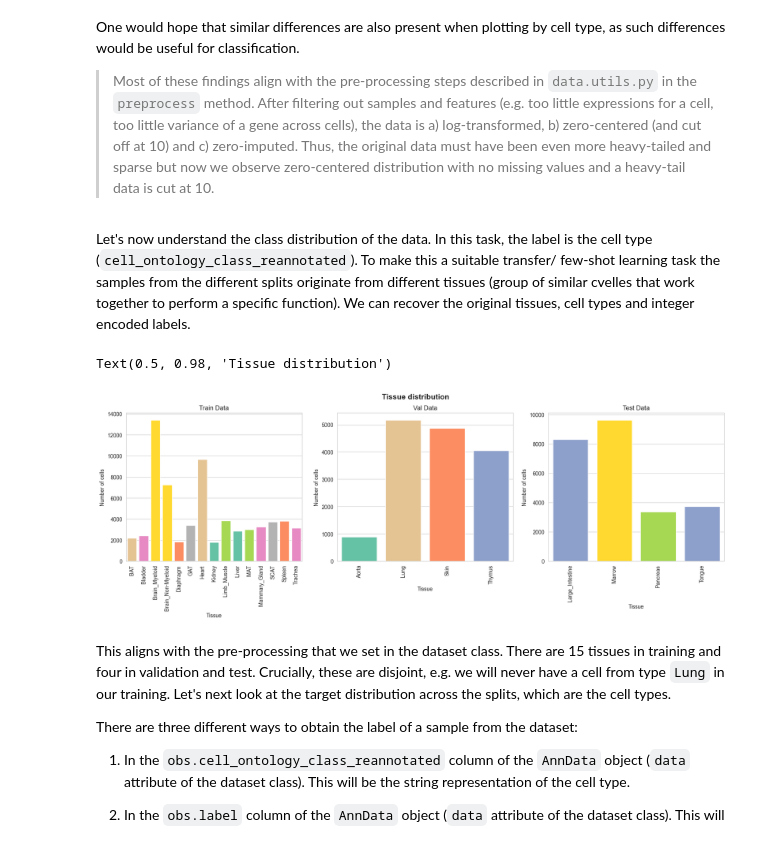
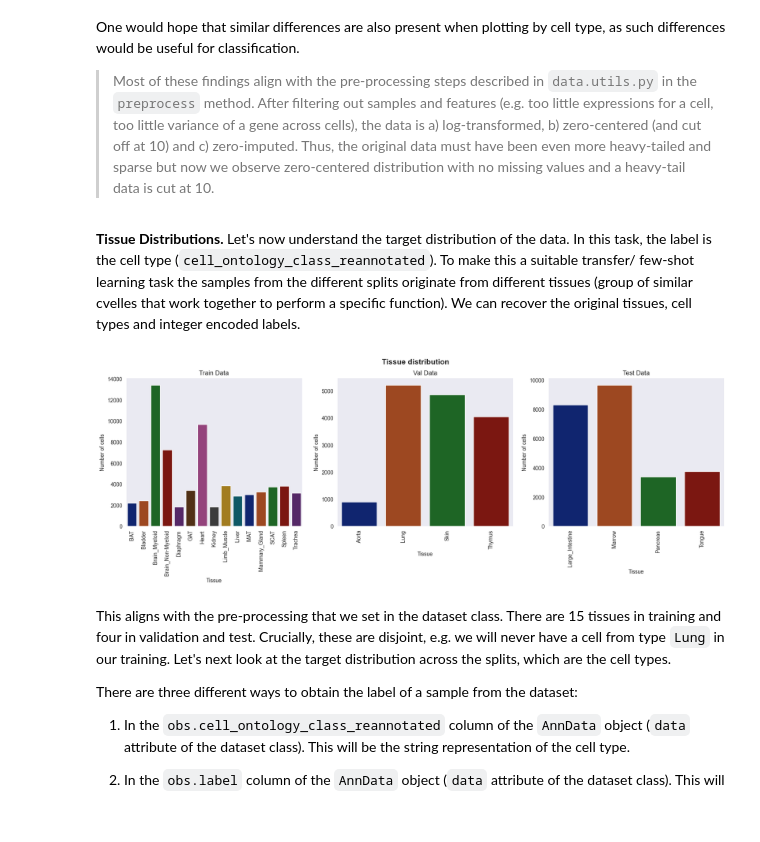
Before and after one commit to mikasenghaas/few-shot-benchmark, a Jupyter notebook: notebooks/eda.ipynb, the cells around one changed output. Drawn from its saved outputs; the diff is of its cells as text; code cells hidden in the pictures.

```diff
--- a/notebooks/eda.ipynb
+++ b/notebooks/eda.ipynb
@@ -38,7 +40,9 @@ import torch
 sys.path.append("..")
 
 # Set styles
-sns.set_style("whitegrid")
+sns.set_style("dark")
+colorstyle = "RdBu"
+sns.set_palette(colorstyle)
 # %% [markdown]
 ## Base Classes
 
@@ -195,5 +332,5 @@ Nice, let's take a look at the data and plot some general dataset statistics.
 # %%
-# Load all data splits
-train_data = TMSimpleDataset(**kwargs, mode="train")
-val_data = TMSimpleDataset(**kwargs, mode="val")
-test_data = TMSimpleDataset(**kwargs, mode="test")
+# Load all data splits (we will use this for the rest of the notebook)
+train_data = TMSimpleDataset(root="../data", batch_size=1, mode="train")
+val_data = TMSimpleDataset(root="../data", batch_size=1, mode="val")
+test_data = TMSimpleDataset(root="../data", batch_size=1, mode="test")
@@ -258,0 +430,9 @@ cell id as index and the gene names as columns.
+# %%
+# Plot cooccurrence matrix of tissue and cell type
+fig, ax = plt.subplots(nrows=3, figsize=(20, 10))
+fig.suptitle("Tissue and Cell Type Cooccurrence", fontweight="bold")
+tissue_cell_type_cooccurrence(train_data, ax[0])
+tissue_cell_type_cooccurrence(val_data, ax[1])
+tissue_cell_type_cooccurrence(test_data, ax[2])
+
+fig.tight_layout()
@@ -353,14 +544,16 @@ for j in range(num_genes):
             color=["red", "green", "blue"][i],
         )
 
-        axs[i, 0].set_ylabel(f"{data.mode.capitalize()} Data", fontweight="bold")
+        axs[i, 0].set_ylabel(
+            f"{data.mode.capitalize()} Data", fontweight="bold")
 
     # Set x-axis limits
     for i in range(3):
         axs[i, j].set_xlim(min_val, max_val)
         axs[i, j].set_yscale("log")
 
-    axs[0, j].set_title(f"Gene {j} ({data.data.var.iloc[j].name})", fontweight="bold")
+    axs[0, j].set_title(
+        f"Gene {j} ({data.data.var.iloc[j].name})", fontweight="bold")
 
 
 fig.suptitle(
@@ -391,44 +584,31 @@ as such differences would be useful for classification.
 > more heavy-tailed and sparse but now we observe zero-centered distribution
 > with no missing values and a heavy-tail data is cut at 10.
 # %% [markdown]
-Let's now understand the class distribution of the data. In this task, the label
-is the cell type (`cell_ontology_class_reannotated`). To make this a suitable
-transfer/ few-shot learning task the samples from the different splits originate
-from different tissues (group of similar cvelles that work together to perform a
-specific function). We can recover the original tissues, cell types and integer
-encoded labels.
+**Tissue Distributions.** Let's now understand the target distribution of the
+data. In this task, the label is the cell type
+(`cell_ontology_class_reannotated`). To make this a suitable transfer/ few-shot
+learning task the samples from the different splits originate from different
+tissues (group of similar cvelles that work together to perform a specific
+function). We can recover the original tissues, cell types and integer encoded
+labels.
 # %%
 # Plot tissue distribution
 fig, axs = plt.subplots(ncols=3, figsize=(20, 5))
+fig.suptitle("Tissue distribution", fontsize=14, fontweight="bold")
 
-all_tissues = list(
-    set(train_data.data.obs.tissue.unique())
-    | set(val_data.data.obs.tissue.unique())
-    | set(test_data.data.obs.tissue.unique())
-)
-all_colors = sns.color_palette("Set2", n_colors=len(all_tissues))
-tissue2idx = {tissue: i for i, tissue in enumerate(all_tissues)}
 for ax, data in zip(axs, [train_data, val_data, test_data]):
     tissues = data.data.obs.tissue.value_counts()
-    ax = sns.barplot(x=tissues.index, y=tissues.values, ax=ax)
-
-    # Set colors
-    colors = [all_colors[tissue2idx[tissue]] for tissue in tissues.index]
-    for bar, color in zip(ax.containers[0], colors):
-        bar.set_facecolor(color)
+    ax = sns.barplot(x=tissues.index, y=tissues.values, palette="dark", ax=ax)
 
     ax.set(
         xlabel="Tissue",
         ylabel="Number of cells",
         title=f"{data.mode.capitalize()} Data",
     )
     # Rotate x-axis labels
     ax.tick_params(axis="x", rotation=90)
-
-fig.suptitle("Tissue distribution", fontsize=14, fontweight="bold")
 # %% [output]
-Text(0.5, 0.98, 'Tissue distribution')
-[figure, old version]
+[figure, new version]
 # %% [markdown]
 This aligns with the pre-processing that we set in the dataset class. There are
 15 tissues in training and four in validation and test. Crucially, these are
```
Also changed, not shown: parts of 83 cells of this notebook.
